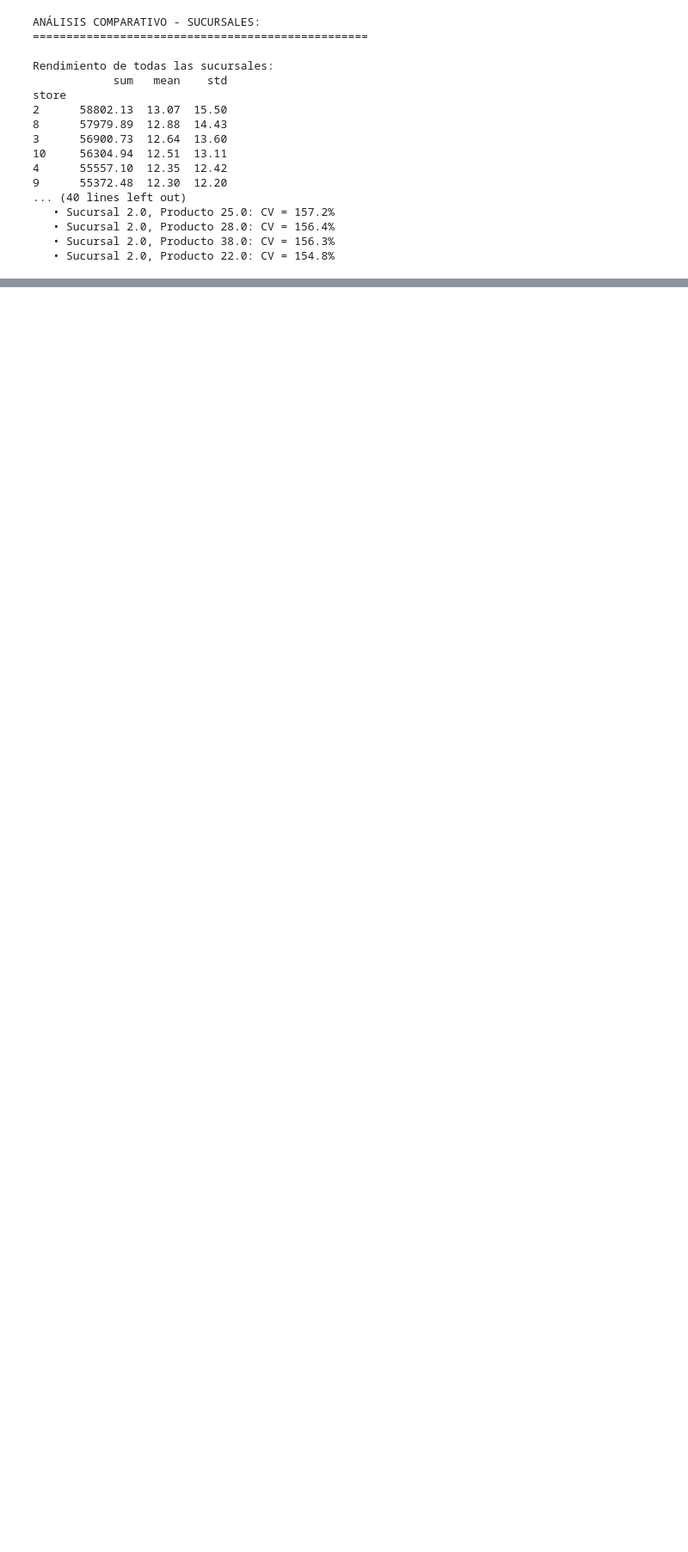
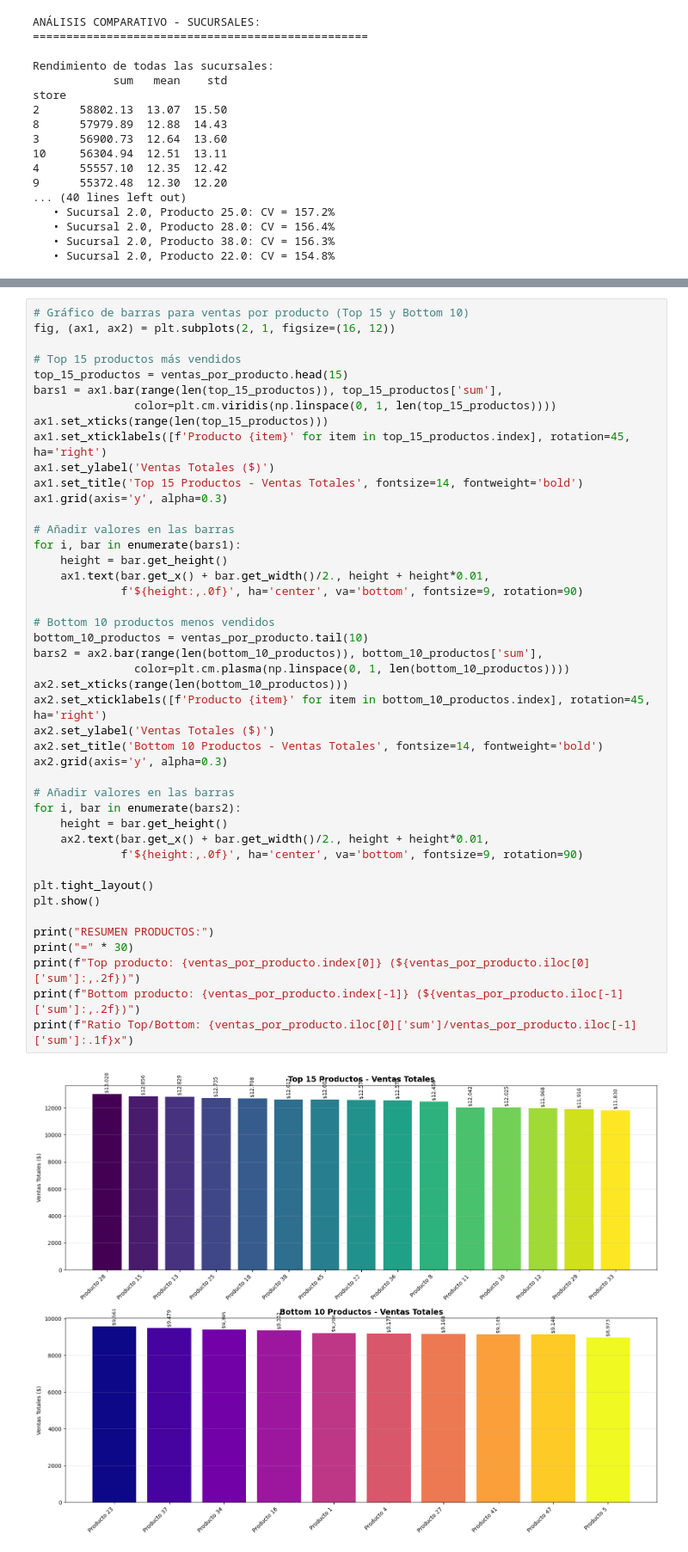
Before and after one commit to j0su3-2019/ProductDevelopment-Proyecto2, a Jupyter notebook: notebooks/Notebook 01_exploratory_data_analysis.ipynb, the cells around one changed output, grey strips where cells are left out. Shown at 86% size. Cells and saved outputs as stored; diff of their text form; blank space fills up the shorter version.

```diff
--- a/notebooks/Notebook 01_exploratory_data_analysis.ipynb
+++ b/notebooks/Notebook 01_exploratory_data_analysis.ipynb
@@ -835,0 +941,46 @@ store
+# %%
+# Gráfico de barras para ventas por producto (Top 15 y Bottom 10)
+fig, (ax1, ax2) = plt.subplots(2, 1, figsize=(16, 12))
+
+# Top 15 productos más vendidos
+top_15_productos = ventas_por_producto.head(15)
+bars1 = ax1.bar(range(len(top_15_productos)), top_15_productos['sum'],
+               color=plt.cm.viridis(np.linspace(0, 1, len(top_15_productos))))
+ax1.set_xticks(range(len(top_15_productos)))
+ax1.set_xticklabels([f'Producto {item}' for item in top_15_productos.index], rotation=45, ha='right')
+ax1.set_ylabel('Ventas Totales ($)')
+ax1.set_title('Top 15 Productos - Ventas Totales', fontsize=14, fontweight='bold')
+ax1.grid(axis='y', alpha=0.3)
+
+# Añadir valores en las barras
+for i, bar in enumerate(bars1):
+    height = bar.get_height()
+    ax1.text(bar.get_x() + bar.get_width()/2., height + height*0.01,
+             f'${height:,.0f}', ha='center', va='bottom', fontsize=9, rotation=90)
+
+# Bottom 10 productos menos vendidos
+bottom_10_productos = ventas_por_producto.tail(10)
+bars2 = ax2.bar(range(len(bottom_10_productos)), bottom_10_productos['sum'],
+               color=plt.cm.plasma(np.linspace(0, 1, len(bottom_10_productos))))
+ax2.set_xticks(range(len(bottom_10_productos)))
+ax2.set_xticklabels([f'Producto {item}' for item in bottom_10_productos.index], rotation=45, ha='right')
+ax2.set_ylabel('Ventas Totales ($)')
+ax2.set_title('Bottom 10 Productos - Ventas Totales', fontsize=14, fontweight='bold')
+ax2.grid(axis='y', alpha=0.3)
+
+# Añadir valores en las barras
+for i, bar in enumerate(bars2):
+    height = bar.get_height()
+    ax2.text(bar.get_x() + bar.get_width()/2., height + height*0.01,
+             f'${height:,.0f}', ha='center', va='bottom', fontsize=9, rotation=90)
+
+plt.tight_layout()
+plt.show()
+
+print("RESUMEN PRODUCTOS:")
+print("=" * 30)
+print(f"Top producto: {ventas_por_producto.index[0]} (${ventas_por_producto.iloc[0]['sum']:,.2f})")
+print(f"Bottom producto: {ventas_por_producto.index[-1]} (${ventas_por_producto.iloc[-1]['sum']:,.2f})")
+print(f"Ratio Top/Bottom: {ventas_por_producto.iloc[0]['sum']/ventas_por_producto.iloc[-1]['sum']:.1f}x")
+# %% [output]
+[figure, added]
```
Also changed, not shown: parts of 16 cells of this notebook.
